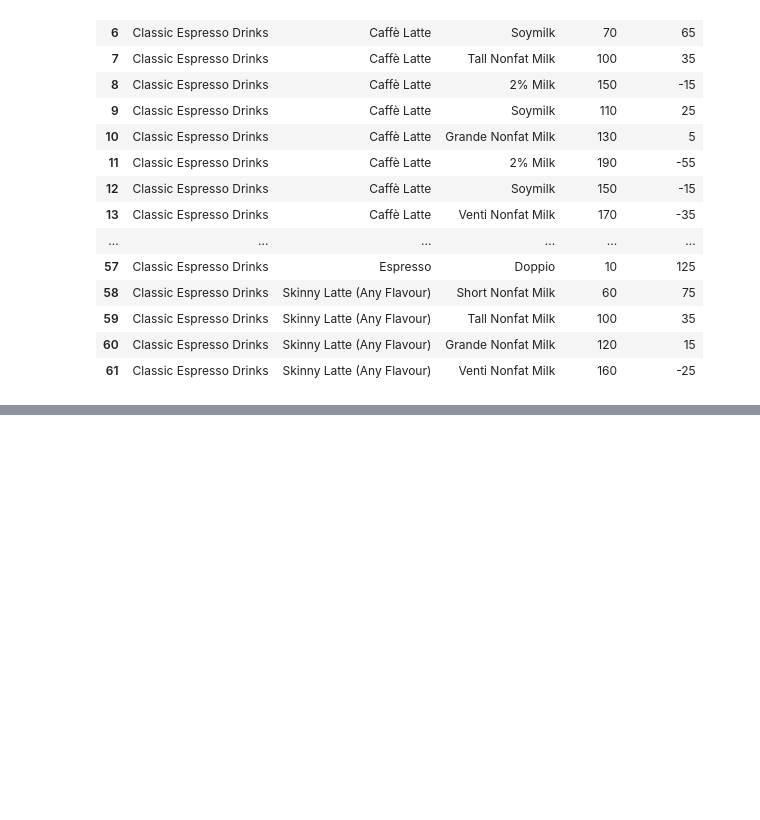
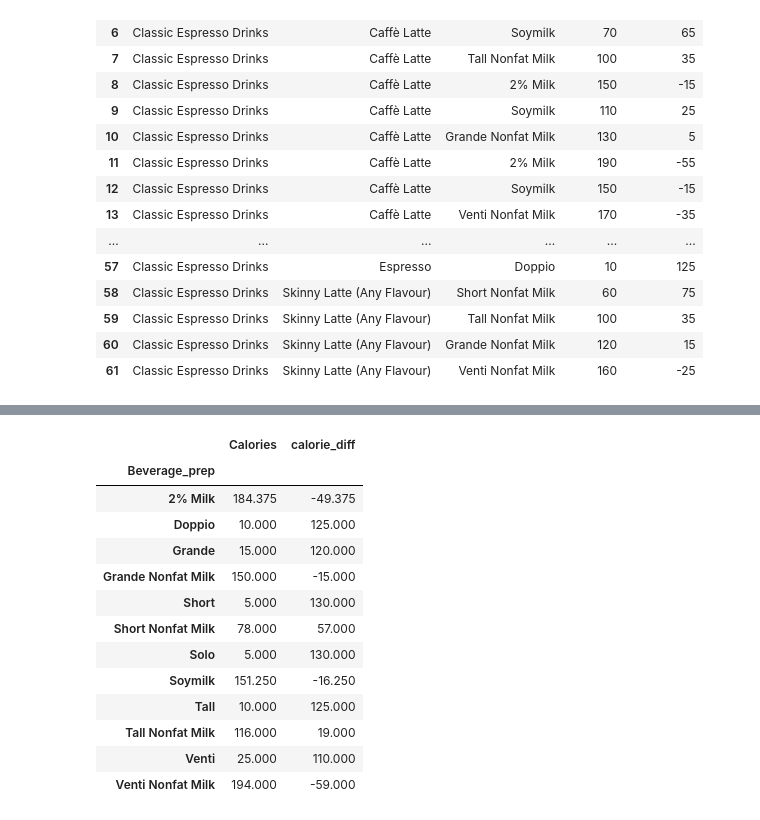
Before and after one commit to dataquine/codeclan_homework_LesleyDuff, a Jupyter notebook: week_12/day_02/homework_week_12_day_02.ipynb, the cells around one changed output, grey strips where cells are left out. Saved outputs shown, nothing was run; the diff lists cells and outputs as text; code cells hidden in the pictures; blank space fills up the shorter version.

```diff
--- a/week_12/day_02/homework_week_12_day_02.ipynb
+++ b/week_12/day_02/homework_week_12_day_02.ipynb
@@ -261,0 +243,18 @@ espresso_drinks
+# %%
+espresso_drinks.groupby('Beverage_prep').mean().reset
+#espresso_drinks.groupby('Beverage_prep')['Calories'].mean().reset_index(name = 'mean_calories')
+# %% [output]
+|  | Calories | calorie_diff |
+| Beverage_prep |  |  |
+| 2% Milk | 184.375 | -49.375 |
+| Doppio | 10.000 | 125.000 |
+| Grande | 15.000 | 120.000 |
+| Grande Nonfat Milk | 150.000 | -15.000 |
+| Short | 5.000 | 130.000 |
+| Short Nonfat Milk | 78.000 | 57.000 |
+| Solo | 5.000 | 130.000 |
+| Soymilk | 151.250 | -16.250 |
+| Tall | 10.000 | 125.000 |
+| Tall Nonfat Milk | 116.000 | 19.000 |
+| Venti | 25.000 | 110.000 |
+| Venti Nonfat Milk | 194.000 | -59.000 |
```
Also changed, not shown: parts of 3 cells of this notebook.
